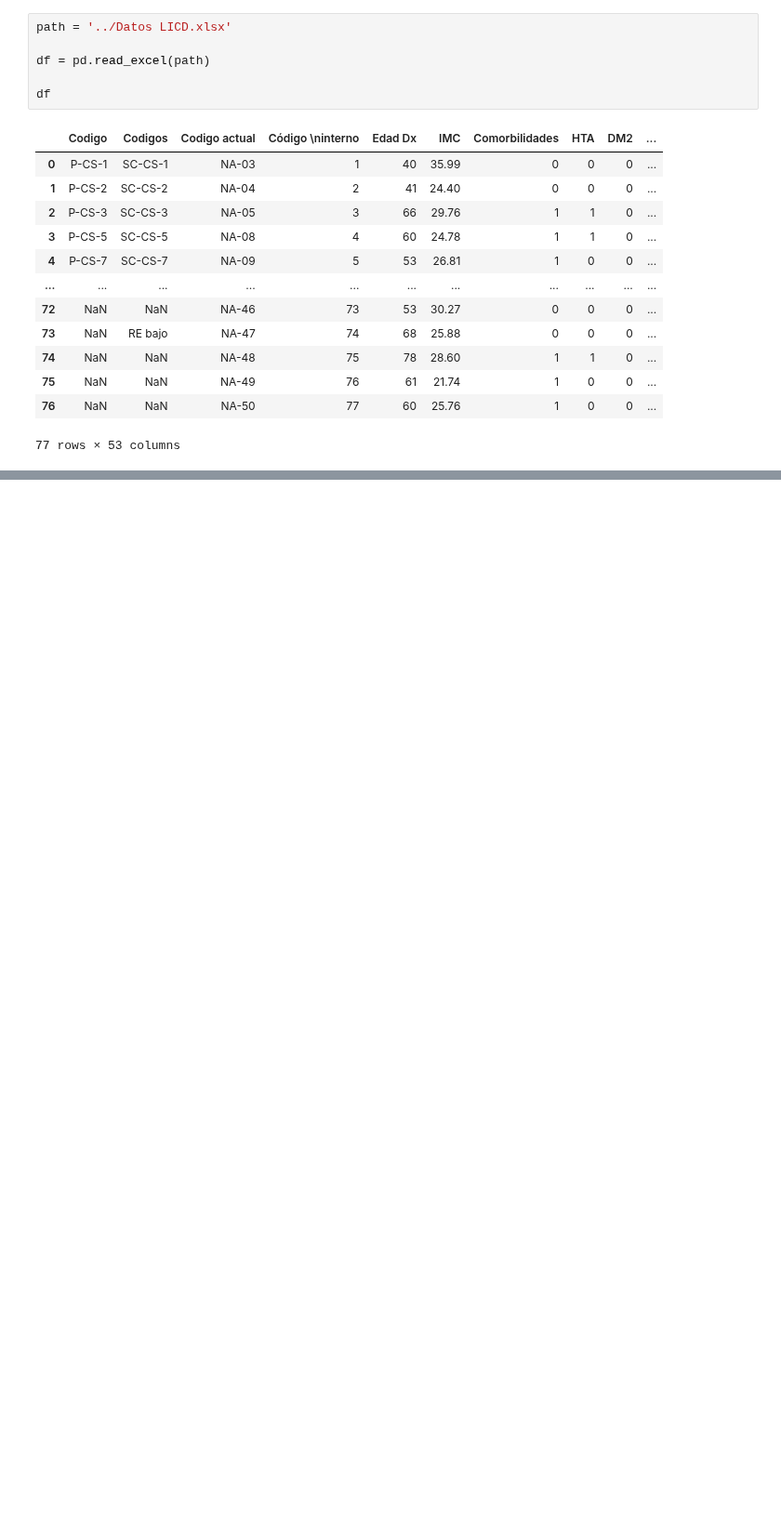
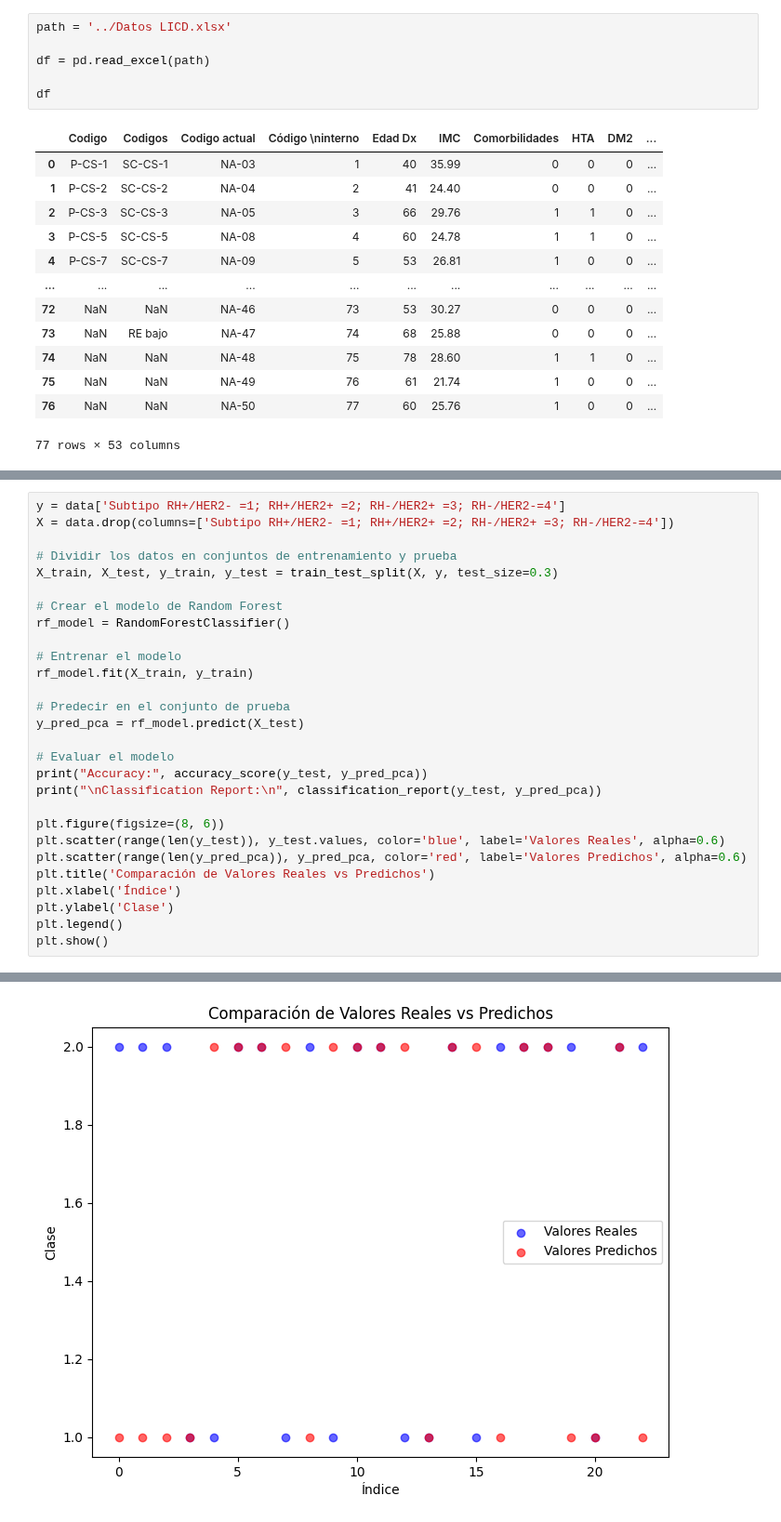
Before and after one commit to 08benja08p/Proyecto_LICD, a Jupyter notebook: Jorge/exploracion.ipynb, the cells around one changed output, grey strips where cells are left out. Shown at 93% size. Cells and saved outputs as stored; diff of their text form; blank space fills up the shorter version.

```diff
--- a/Jorge/exploracion.ipynb
+++ b/Jorge/exploracion.ipynb
@@ -73,0 +178,29 @@ plt.show()
+# %%
+y = data['Subtipo RH+/HER2- =1; RH+/HER2+ =2; RH-/HER2+ =3; RH-/HER2-=4']
+X = data.drop(columns=['Subtipo RH+/HER2- =1; RH+/HER2+ =2; RH-/HER2+ =3; RH-/HER2-=4'])
+
+# Dividir los datos en conjuntos de entrenamiento y prueba
+X_train, X_test, y_train, y_test = train_test_split(X, y, test_size=0.3)
+
+# Crear el modelo de Random Forest
+rf_model = RandomForestClassifier()
+
+# Entrenar el modelo
+rf_model.fit(X_train, y_train)
+
+# Predecir en el conjunto de prueba
+y_pred_pca = rf_model.predict(X_test)
+
+# Evaluar el modelo
+print("Accuracy:", accuracy_score(y_test, y_pred_pca))
+print("\nClassification Report:\n", classification_report(y_test, y_pred_pca))
+
+plt.figure(figsize=(8, 6))
+plt.scatter(range(len(y_test)), y_test.values, color='blue', label='Valores Reales', alpha=0.6)
+plt.scatter(range(len(y_pred_pca)), y_pred_pca, color='red', label='Valores Predichos', alpha=0.6)
+plt.title('Comparación de Valores Reales vs Predichos')
+plt.xlabel('Índice')
+plt.ylabel('Clase')
+plt.legend()
+plt.show()
+# %% [output]
@@ -73,0 +218 @@ plt.show()
+[figure, added]
```
Also changed, not shown: parts of 17 cells of this notebook.
